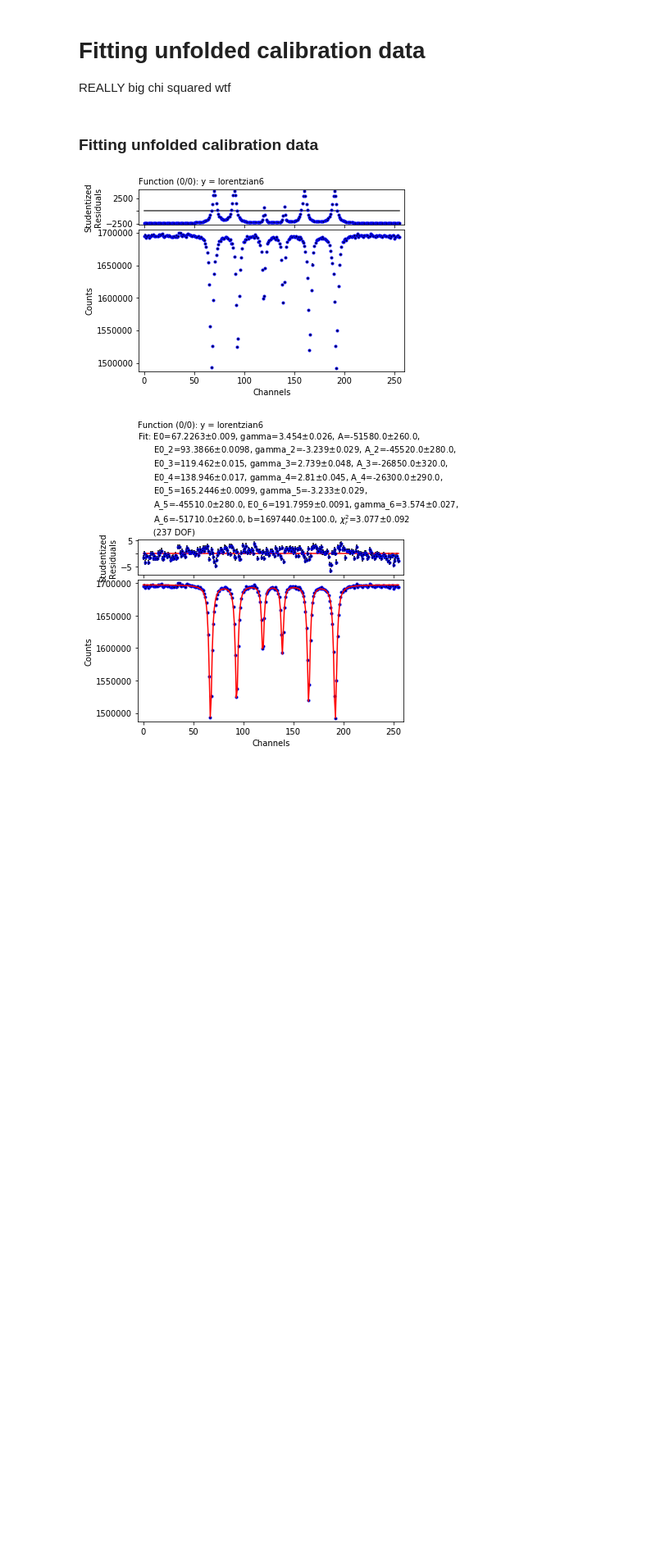
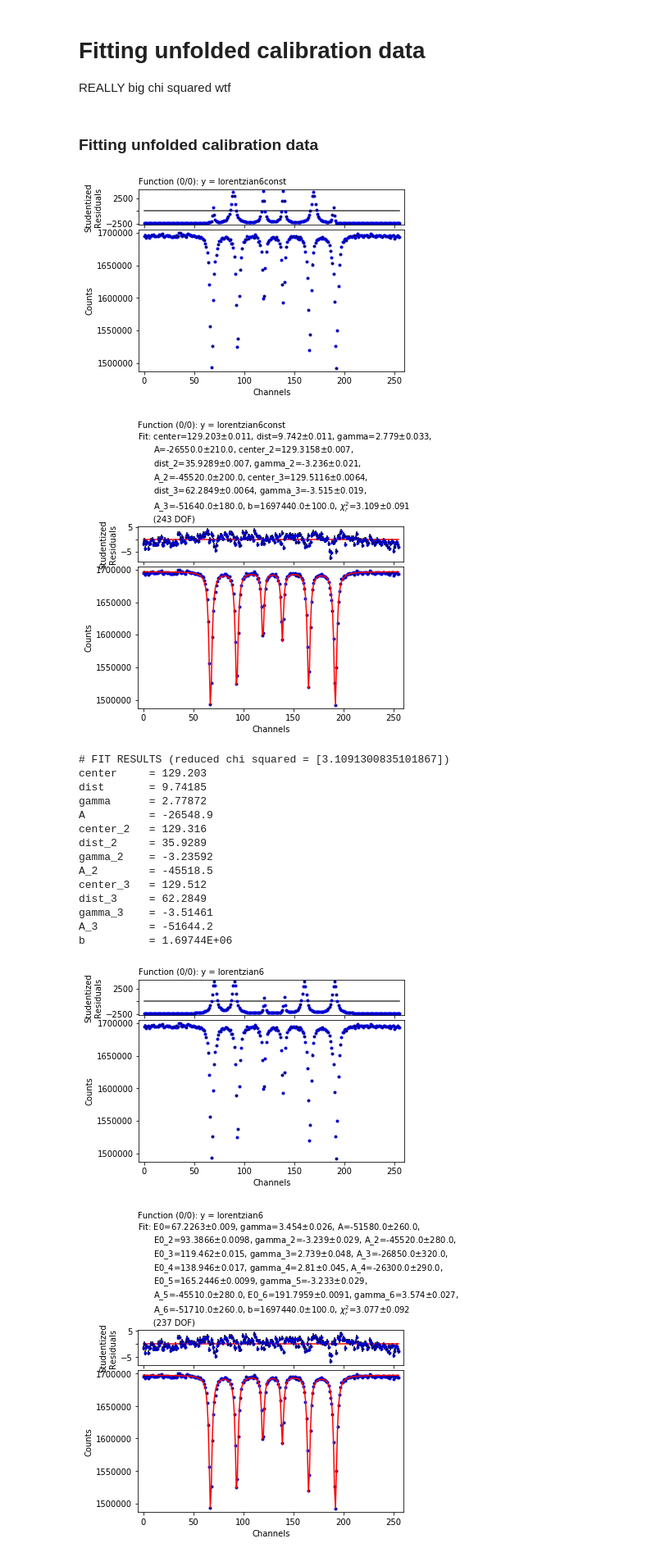
Before and after one commit to eklem1/ModernLab, a Jupyter notebook: Isomer_Quad.ipynb, the cells around one changed output. Shown at 82% size. Saved outputs shown, nothing was run; the diff lists cells and outputs as text; code cells hidden in the pictures; blank space fills up the shorter version.

```diff
--- a/Isomer_Quad.ipynb
+++ b/Isomer_Quad.ipynb
@@ -117,19 +114,37 @@ dataR = [data[0][256:512], data[1][256:512], ydataerr[256:512]]
 # print(len(dataR[0]), len(dataL[0]))
 # data[0][511]
 # %%
-# my_fitter = s.data.fitter()
-# my_fitter.set(style_data = [{'marker': '.', 'color': 'black', 'ls': '', 'mec': 'b'}]\
-#               , plot_guess=False, fpoints=None, xlabel = "Channels" , ylabel = "Counts")
+my_fitter = s.data.fitter()
+my_fitter.set(style_data = [{'marker': '.', 'color': 'black', 'ls': '', 'mec': 'b'}]\
+              , plot_guess=False, fpoints=None, xlabel = "Channels" , ylabel = "Counts")
 
-# guess = 'E0=326,gamma=5,A=-2e6, E0_2=346, gamma_2=5, A_2=-2e6, E0_3=376, gamma_3=2, A_3=-1e6, E0_4=396, gamma_4=2, A_4=-1e6, E0_5=416, gamma_5=5, A_5=-2e6, E0_6=446, gamma_6=5, A_6=-2e6, b=4.8e6'
+# (E, center, dist, gamma, A, center_2, dist_2, gamma_2, A_2, center_3, dist_3, gamma_3, A_3, gamma_4, gamma_5, gamma_6, b)
+guess = 'center=129, dist=10, gamma=3, A=-2e6, center_2=129, dist_2=40, gamma_2=5, A_2=-2e6, center_3=129, dist_3 = 60, gamma_3=2, A_3=-1e6, b=4.8e6'
 
-# my_fitter.set_functions(f=lorentzian6, p=guess)
+my_fitter.set_functions(f=lorentzian6const, p=guess)
 
-# my_fitter.set_data(xdata=dataR[0], ydata=dataR[1], eydata=dataR[2])
-# my_fitter.fit()
-# my_fitter.print_fit_parameters()
+my_fitter.set_data(xdata=dataL[0], ydata=dataL[1], eydata=dataL[2])
+my_fitter.fit()
+my_fitter.print_fit_parameters()
 
 # resultsRS = getFits_lor(my_fitter, 5)
+# %% [output]
+[figure, added]
+[figure, added]
+# FIT RESULTS (reduced chi squared = [3.1091300835101867])
+center     = 129.203
+dist       = 9.74185
+gamma      = 2.77872
+A          = -26548.9
+center_2   = 129.316
+dist_2     = 35.9289
+gamma_2    = -3.23592
+A_2        = -45518.5
+center_3   = 129.512
+dist_3     = 62.2849
+gamma_3    = -3.51461
+A_3        = -51644.2
+b          = 1.69744E+06
 # %%
 my_fitter = s.data.fitter()
 my_fitter.set(style_data = [{'marker': '.', 'color': 'black', 'ls': '', 'mec': 'b'}]\
```
Also changed, not shown: parts of 8 cells of this notebook, 2 other files.
